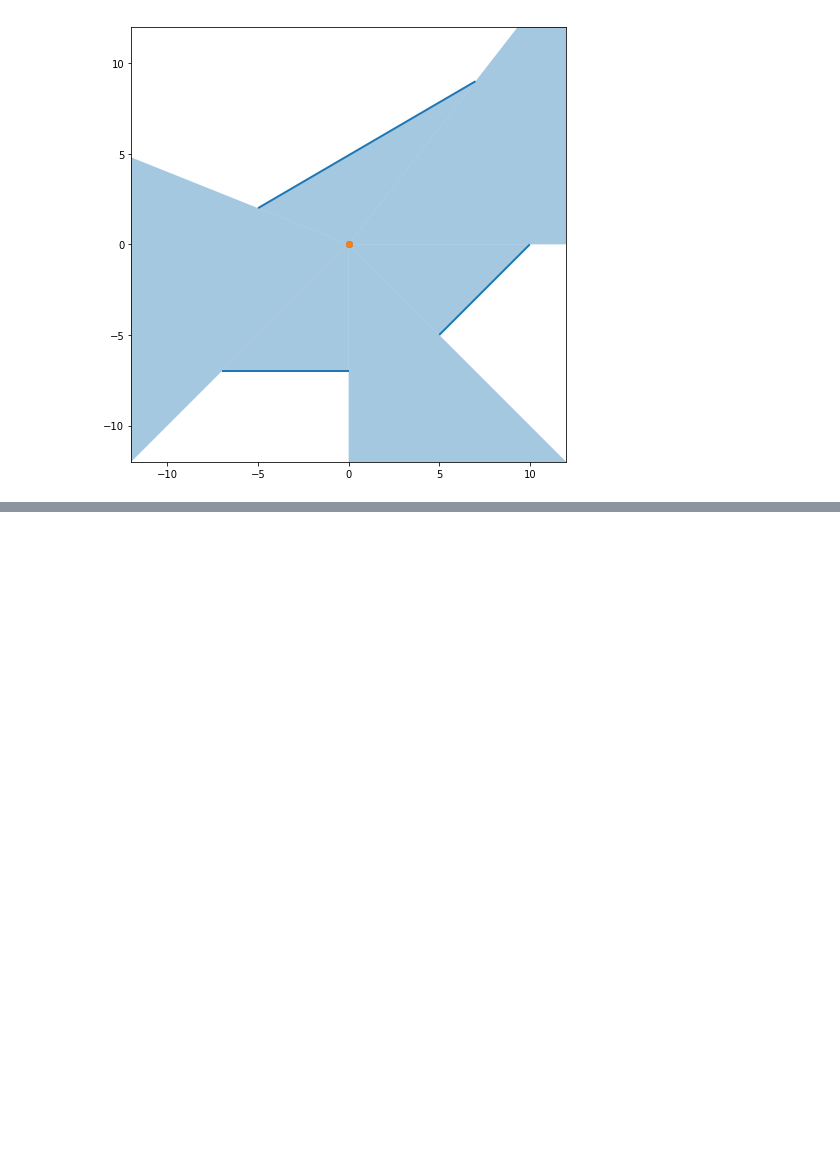
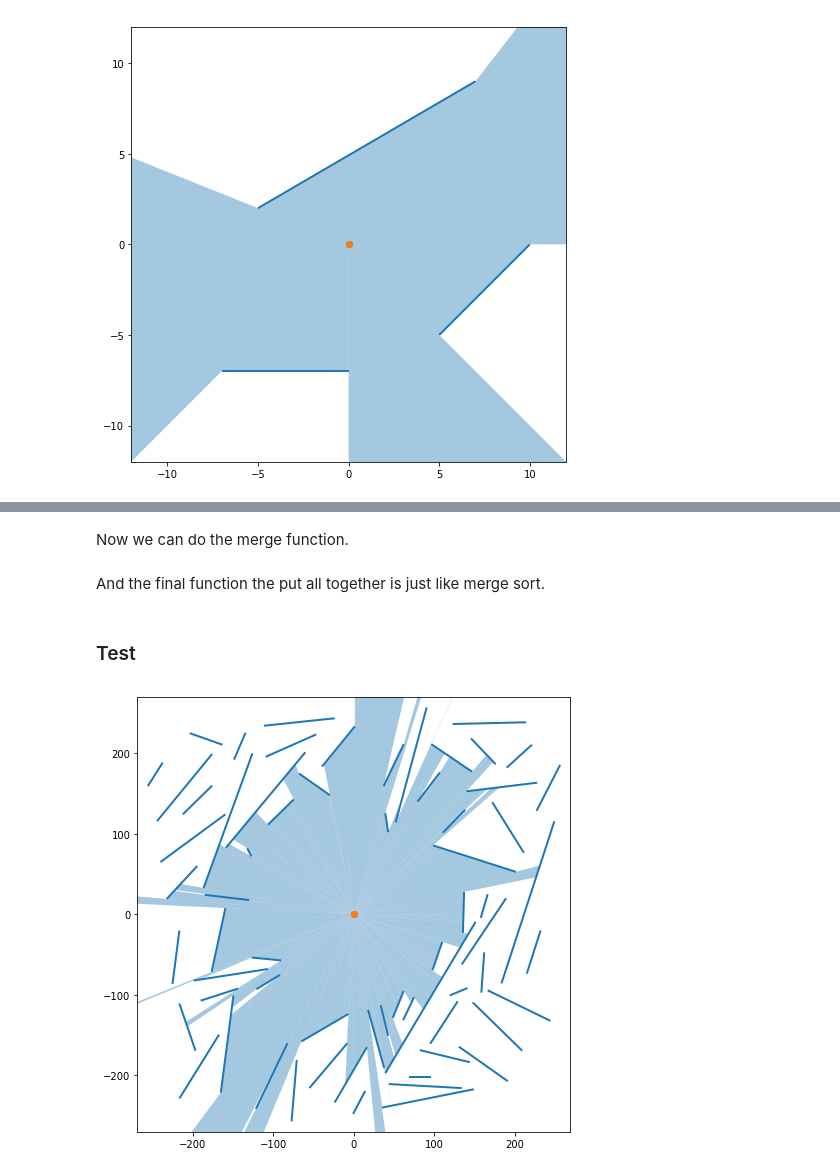
Before and after one commit to kevinzg/visimerge, a Jupyter notebook: notebook/Visibility Merge.ipynb, the cells around one changed output, grey strips where cells are left out. Saved outputs shown, nothing was run; the diff lists cells and outputs as text; code cells hidden in the pictures; blank space fills up the shorter version.

```diff
--- a/notebook/Visibility Merge.ipynb
+++ b/notebook/Visibility Merge.ipynb
@@ -20,0 +19,4 @@ To represent a visibility region we use a list of 3-tuples, each 3-tuple has a u
+# %%
+origin = Vec2([0, 0])
+
+VisVector = namedtuple('VisVector', 'a v r l')
@@ -88,0 +172,2 @@ draw(segments, vregion)
+# %% [markdown]
+Now we can do the merge function.
@@ -88,0 +212,43 @@ draw(segments, vregion)
+# %% [markdown]
+And the final function the put all together is just like merge sort.
+# %%
+def mergesort(s):
+    n = len(s)
+    m = n // 2
+
+    if n == 0:
+        return []
+
+    if n == 1:
+        return visible_region_for_segment(s[0])
+
+    s0 = mergesort(s[0:m])
+    s1 = mergesort(s[m:n])
+
+    return merge(s0, s1)
+
+
+def visible_region(s):
+    r = [p for p in s if not are_collinear(origin, *p)]
+    return mergesort(r)
+# %% [markdown]
+### Test
+# %%
+with open('datasets/set0.txt') as f:
+    segments = parse(f.read())
+
+xlim = 0
+ylim = 0
+
+for s in segments:
+    xlim = max(xlim, abs(s[0][0]), abs(s[1][0]))
+    ylim = max(ylim, abs(s[0][1]), abs(s[1][1]))
+
+xlim = float(xlim) * 1.05
+ylim = float(ylim) * 1.05
+
+vis = visible_region(segments)
+
+draw(segments, vis, xlim=xlim, ylim=ylim)
+# %% [output]
+[figure, added]
```
Also changed, not shown: parts of 14 cells of this notebook.
